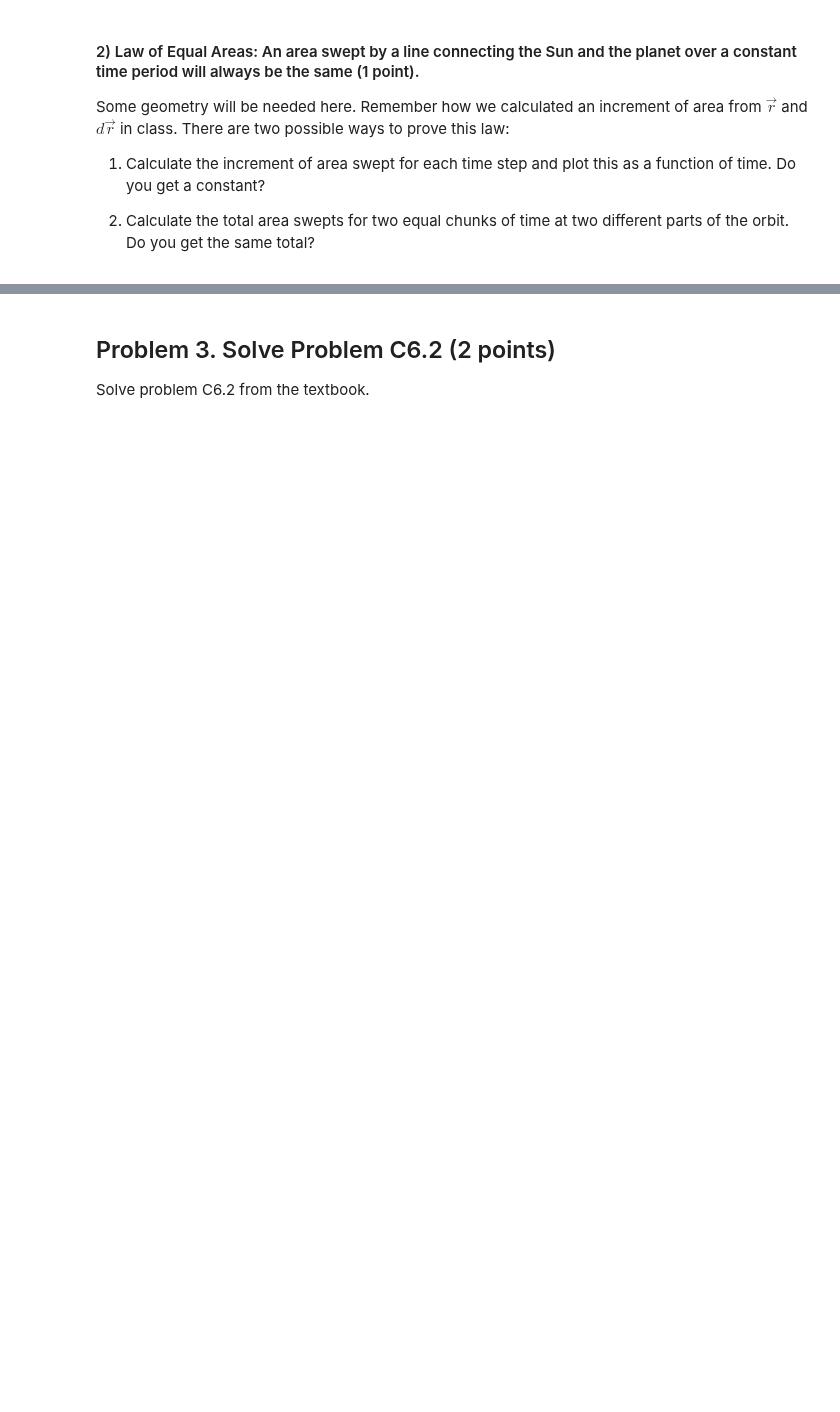
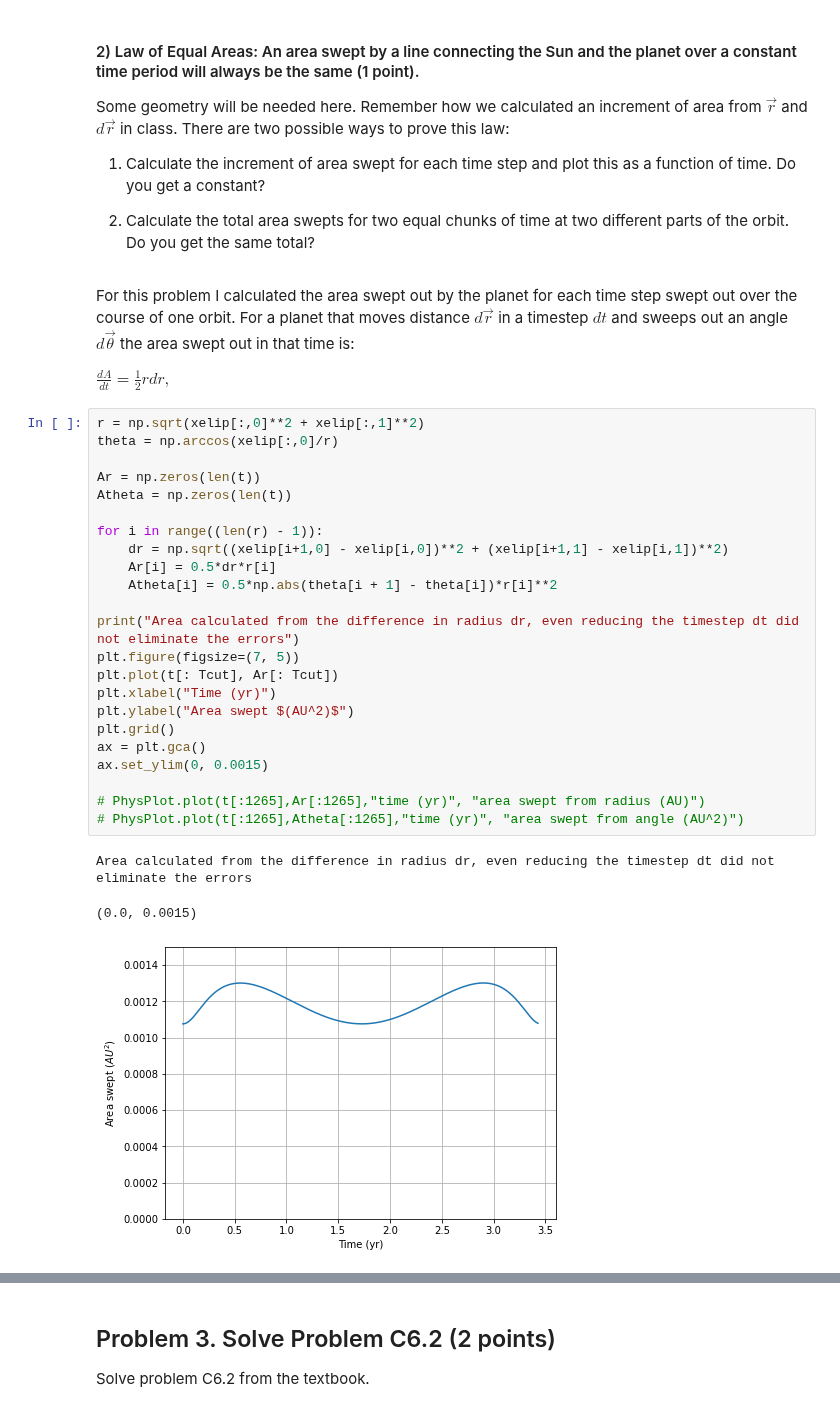
Before and after one commit to Youngposeidon/computational-mechanics-delivery, a Jupyter notebook: project4.ipynb, the cells around one changed output, grey strips where cells are left out. Cells and saved outputs as stored; diff of their text form; blank space fills up the shorter version.

```diff
--- a/project4.ipynb
+++ b/project4.ipynb
@@ -346,3 +348,34 @@ Some geometry will be needed here. Remember how we calculated an increment of ar
 1) Calculate the increment of area swept for each time step and plot this as a function of time. Do you get a constant?
 
 2) Calculate the total area swepts for two equal chunks of time at two different parts of the orbit. Do you get the same total?
+# %% [markdown]
+For this problem I calculated the area swept out by the planet for each time step swept out over the course of one orbit. For a planet that moves distance $d\vec{r}$ in a timestep $dt$ and sweeps out an angle $d\vec{\theta}$ the area swept out in that time is:
+
+$ \frac{dA}{dt} = \frac{1}{2} r dr,$
+# %%
+r = np.sqrt(xelip[:,0]**2 + xelip[:,1]**2)
+theta = np.arccos(xelip[:,0]/r)
+
+Ar = np.zeros(len(t))
+Atheta = np.zeros(len(t))
+
+for i in range((len(r) - 1)):
+    dr = np.sqrt((xelip[i+1,0] - xelip[i,0])**2 + (xelip[i+1,1] - xelip[i,1])**2)
+    Ar[i] = 0.5*dr*r[i]
+    Atheta[i] = 0.5*np.abs(theta[i + 1] - theta[i])*r[i]**2
+
+print("Area calculated from the difference in radius dr, even reducing the timestep dt did not eliminate the errors")
+plt.figure(figsize=(7, 5))
+plt.plot(t[: Tcut], Ar[: Tcut])
+plt.xlabel("Time (yr)")
+plt.ylabel("Area swept $(AU^2)$")
+plt.grid()
+ax = plt.gca()
+ax.set_ylim(0, 0.0015)
+
+# PhysPlot.plot(t[:1265],Ar[:1265],"time (yr)", "area swept from radius (AU)")
+# PhysPlot.plot(t[:1265],Atheta[:1265],"time (yr)", "area swept from angle (AU^2)")
+# %% [output]
+Area calculated from the difference in radius dr, even reducing the timestep dt did not eliminate the errors
+(0.0, 0.0015)
+[figure, added]
```
Also changed, not shown: parts of 16 cells of this notebook.
